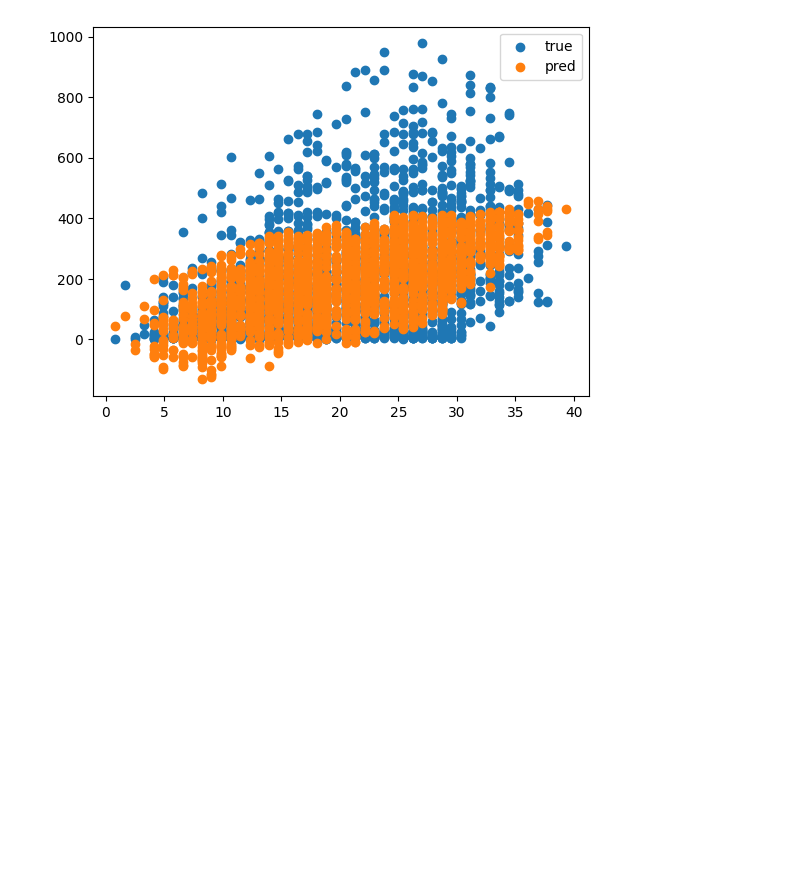
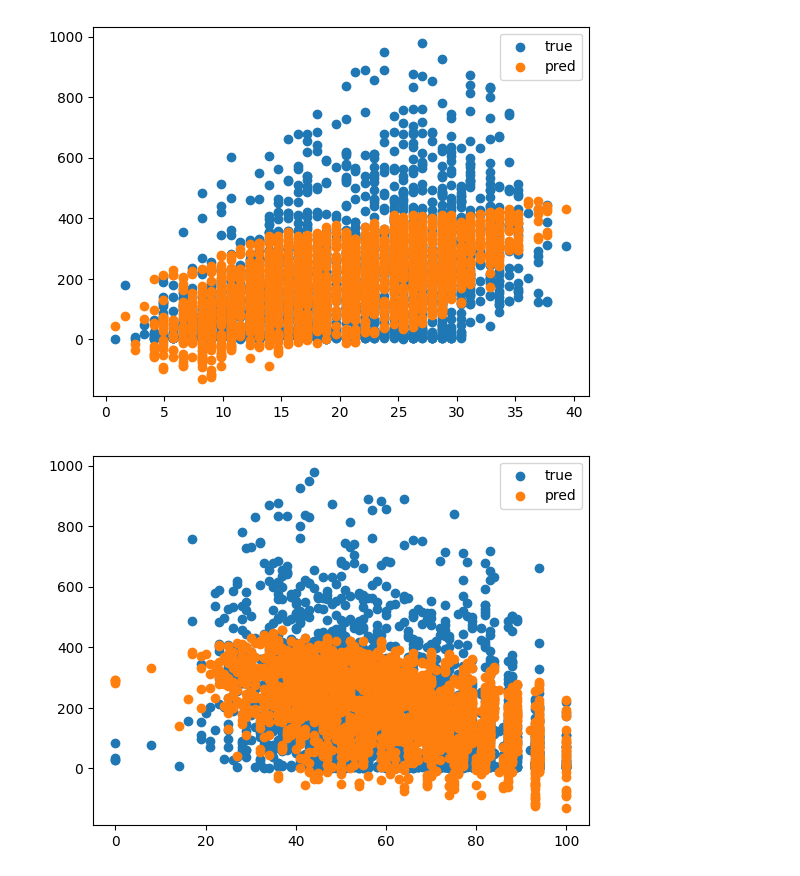
Before and after one commit to yeonsookeem/aiffel_quest_rep, a Jupyter notebook: EXPLORATION1/exploation2_2.ipynb, the cells around one changed output. Drawn from its saved outputs; the diff is of its cells as text; code cells hidden in the pictures; blank space fills up the shorter version.

Commit message:
exp2_2 add Visualization

```diff
--- a/EXPLORATION1/exploation2_2.ipynb
+++ b/EXPLORATION1/exploation2_2.ipynb
@@ -84,3 +84,10 @@ plt.legend()
 plt.show()
 # %% [output]
 [figure]
+# %%
+plt.scatter(X_test[:, 6], y_test, label="true")
+plt.scatter(X_test[:, 6], predictions, label="pred")
+plt.legend()
+plt.show()
+# %% [output]
+[figure, added]
```
Also changed, not shown: parts of 1 cell of this notebook.
